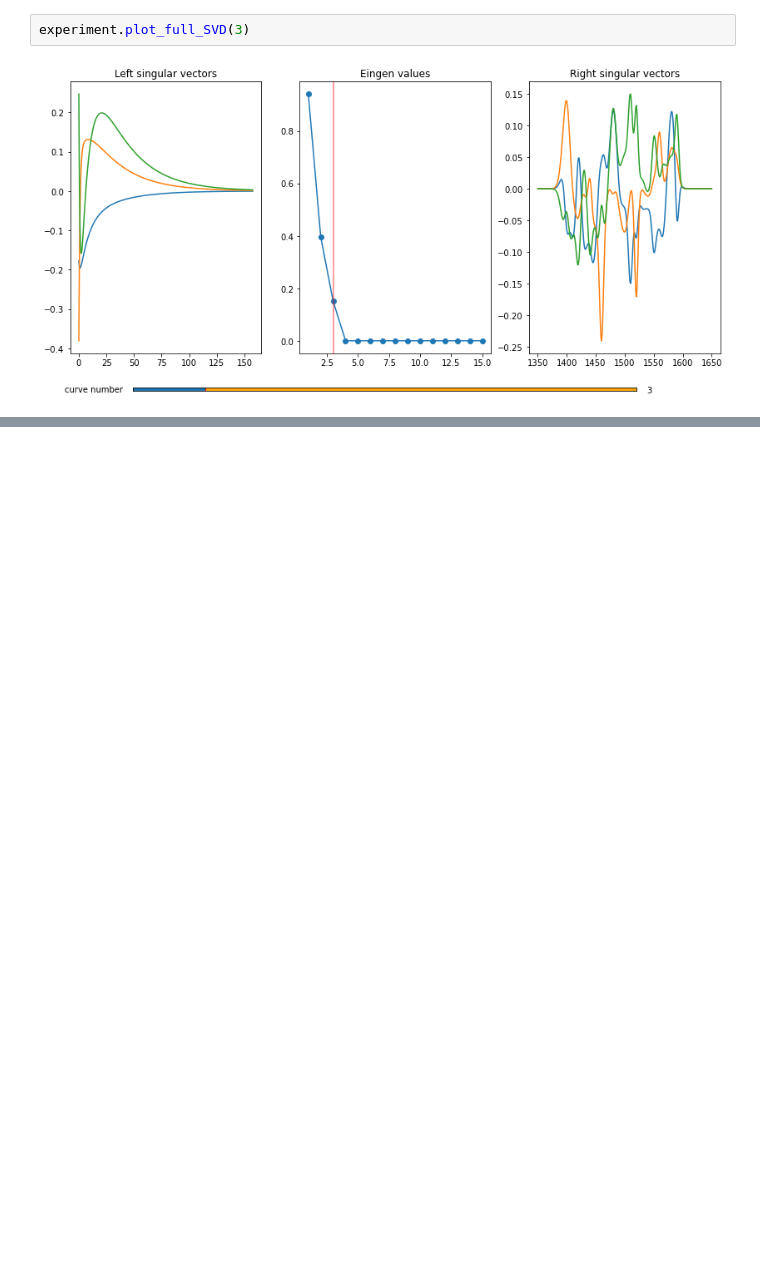
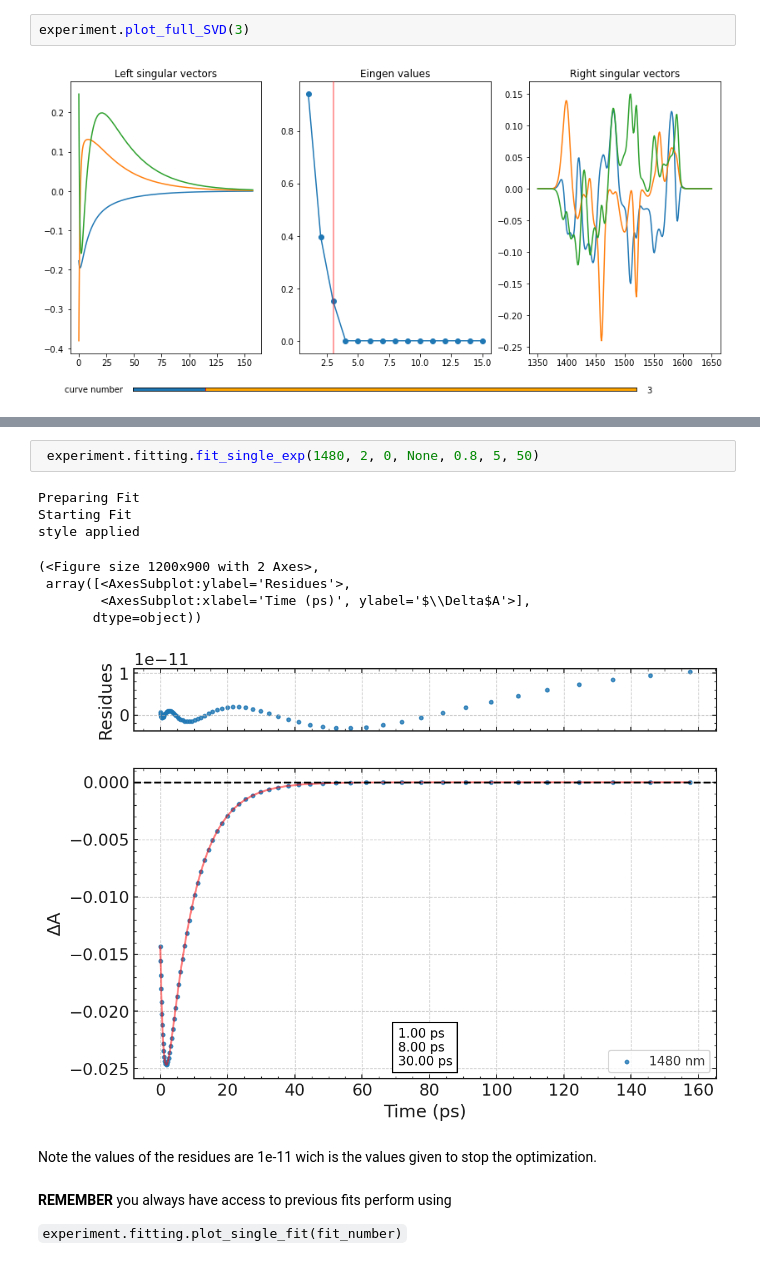
Before and after one commit to lucasmuriarte/ultrapyfit, a Jupyter notebook: Untitled.ipynb, the cells around one changed output, grey strips where cells are left out. Saved outputs shown, nothing was run; the diff lists cells and outputs as text; blank space fills up the shorter version.

```diff
--- a/Untitled.ipynb
+++ b/Untitled.ipynb
@@ -207,0 +230,19 @@ experiment.plot_full_SVD(3)
+# %%
+ experiment.fitting.fit_single_exp(1480, 2, 0, None, 0.8, 5, 50)
+# %% [output]
+Preparing Fit
+Starting Fit
+style applied
+(<Figure size 1200x900 with 2 Axes>,
+ array([<AxesSubplot:ylabel='Residues'>,
+        <AxesSubplot:xlabel='Time (ps)', ylabel='$\\Delta$A'>],
+       dtype=object))
+[figure, added]
+# %% [markdown]
+Note the values of the residues are 1e-11 wich is the values given to stop the optimization.
+# %% [markdown]
+**REMEMBER** you always have access to previous fits perform using
+
+``
+experiment.fitting.plot_single_fit(fit_number)
+``
```
Also changed, not shown: parts of 13 cells of this notebook.
